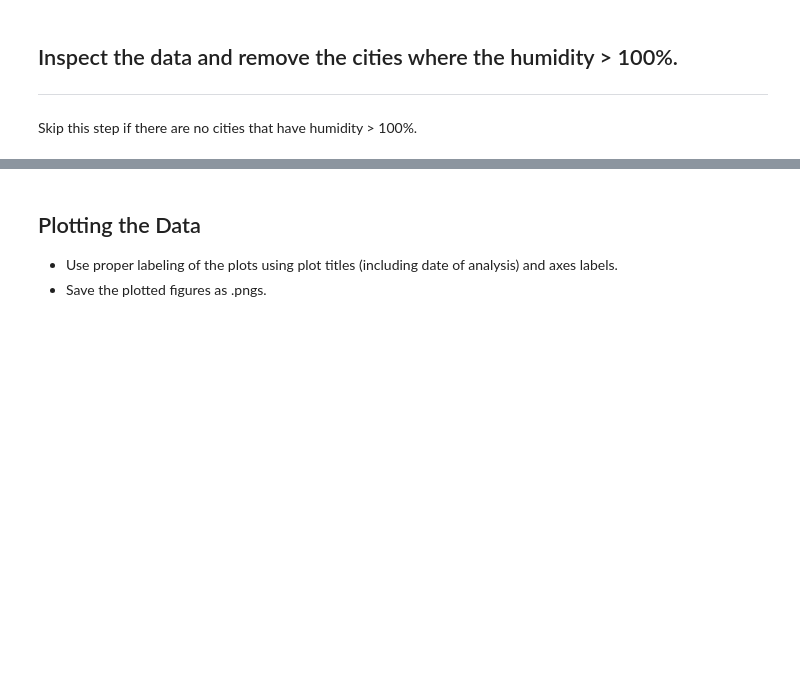
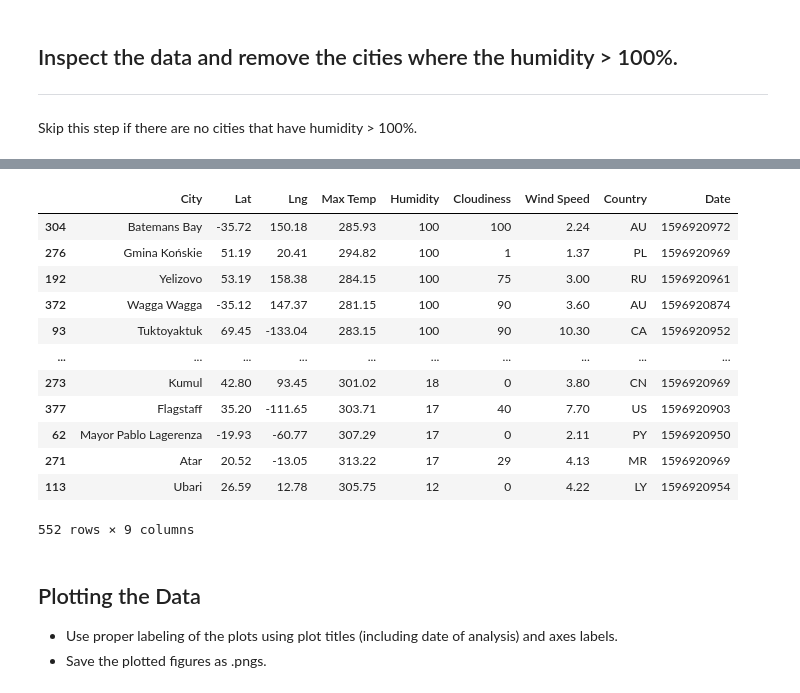
Before and after one commit to Micovs/Python-API-challenge, a Jupyter notebook: WeatherPy/WeatherPy.ipynb, the cells around one changed output, grey strips where cells are left out. Drawn from its saved outputs; the diff is of its cells as text; code cells hidden in the pictures; blank space fills up the shorter version.

```diff
--- a/WeatherPy/WeatherPy.ipynb
+++ b/WeatherPy/WeatherPy.ipynb
@@ -165,5 +207,21 @@ Skip this step if there are no cities that have humidity > 100%.
 # %%
-# Make a new DataFrame equal to the city data to drop all humidity outliers by index.
-# Passing "inplace=False" will make a copy of the city_data DataFrame, which we call "clean_city_data".
+# Makeing a new DataFrame equal to the city data to drop all humidity outliers by index.
+otlierindexes = (data_df.loc[(data_df["Humidity"] < lower_bound) | (data_df["Humidity"] > upper_bound)]).index
+clean_city_data = data_df.drop(otlierindexes, inplace = False)
+clean_city_data
+# %% [output]
+|  | City | Lat | Lng | Max Temp | Humidity | Cloudiness | Wind Speed | Country | Date |
+| 304 | Batemans Bay | -35.72 | 150.18 | 285.93 | 100 | 100 | 2.24 | AU | 1596920972 |
+| 276 | Gmina Końskie | 51.19 | 20.41 | 294.82 | 100 | 1 | 1.37 | PL | 1596920969 |
+| 192 | Yelizovo | 53.19 | 158.38 | 284.15 | 100 | 75 | 3.00 | RU | 1596920961 |
+| 372 | Wagga Wagga | -35.12 | 147.37 | 281.15 | 100 | 90 | 3.60 | AU | 1596920874 |
+| 93 | Tuktoyaktuk | 69.45 | -133.04 | 283.15 | 100 | 90 | 10.30 | CA | 1596920952 |
+| ... | ... | ... | ... | ... | ... | ... | ... | ... | ... |
+| 273 | Kumul | 42.80 | 93.45 | 301.02 | 18 | 0 | 3.80 | CN | 1596920969 |
+| 377 | Flagstaff | 35.20 | -111.65 | 303.71 | 17 | 40 | 7.70 | US | 1596920903 |
+| 62 | Mayor Pablo Lagerenza | -19.93 | -60.77 | 307.29 | 17 | 0 | 2.11 | PY | 1596920950 |
+| 271 | Atar | 20.52 | -13.05 | 313.22 | 17 | 29 | 4.13 | MR | 1596920969 |
+| 113 | Ubari | 26.59 | 12.78 | 305.75 | 12 | 0 | 4.22 | LY | 1596920954 |
+552 rows × 9 columns
 # %%
 # Extract relevant fields from the data frame
```
Also changed, not shown: parts of 9 cells of this notebook, 2 other files.
